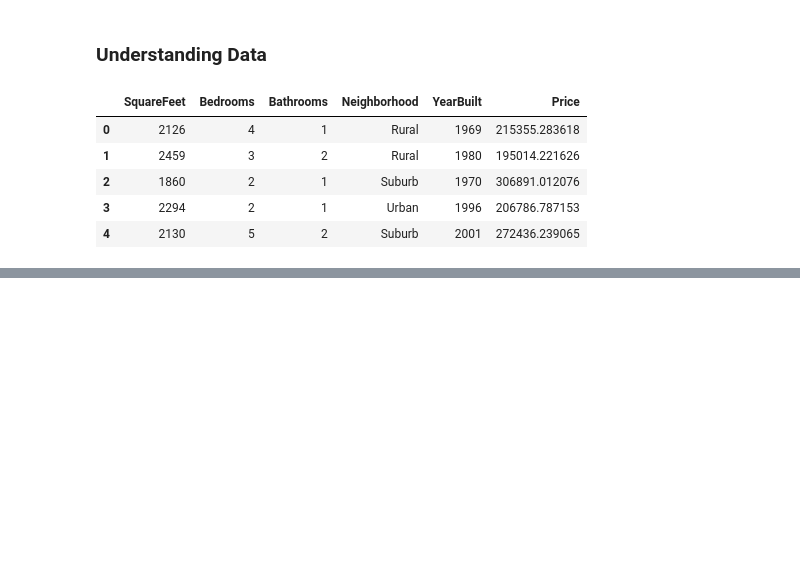
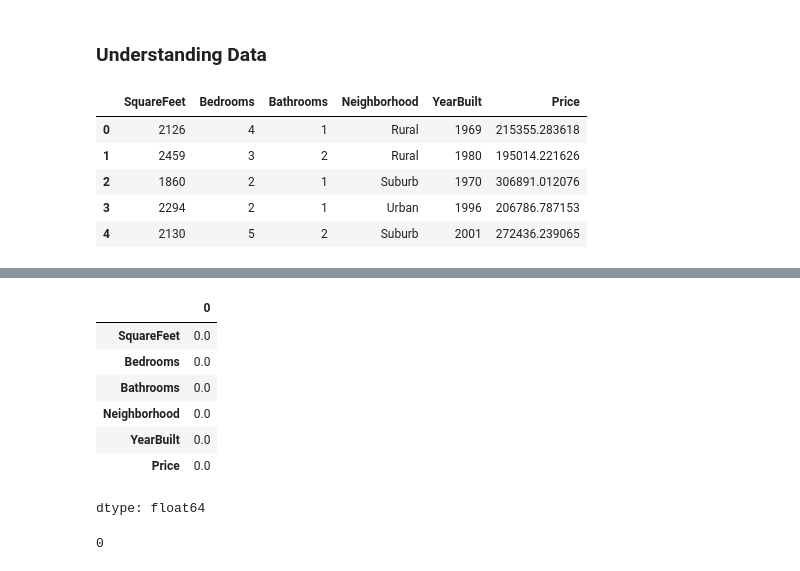
Before and after one commit to saadkhalidabbasi/EDA-Projects, a Jupyter notebook: Housing_Price_Prediction.ipynb, the cells around one changed output, grey strips where cells are left out. Cells and saved outputs as stored; diff of their text form; code cells hidden in the pictures; blank space fills up the shorter version.

```diff
--- a/Housing_Price_Prediction.ipynb
+++ b/Housing_Price_Prediction.ipynb
@@ -39,0 +91,15 @@ df.head()
+# %%
+df.isnull().sum()/len(df)*100
+# %% [output]
+|  | 0 |
+| SquareFeet | 0.0 |
+| Bedrooms | 0.0 |
+| Bathrooms | 0.0 |
+| Neighborhood | 0.0 |
+| YearBuilt | 0.0 |
+| Price | 0.0 |
+dtype: float64
+# %%
+df.duplicated().sum()
+# %% [output]
+0
```
Also changed, not shown: parts of 6 cells of this notebook.
